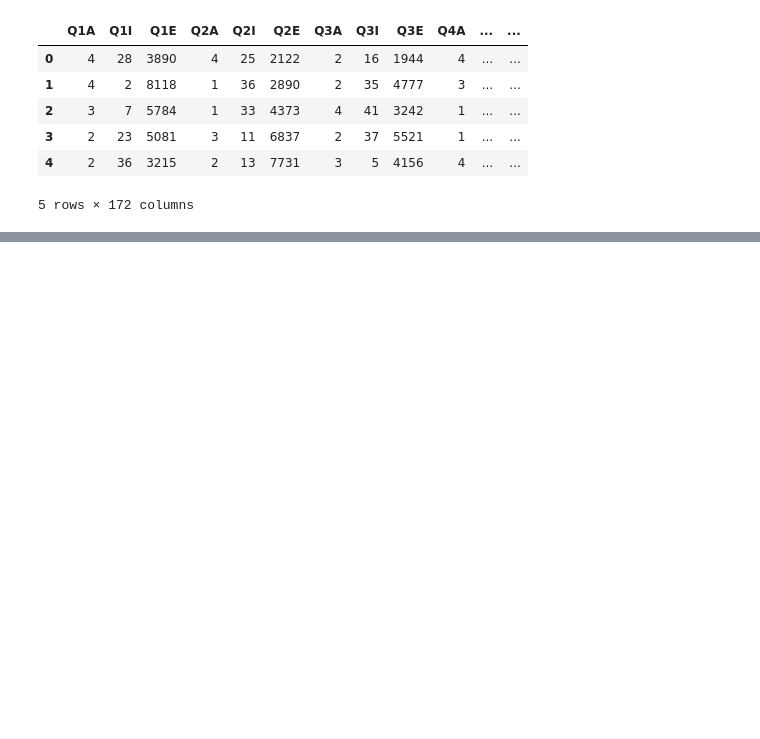
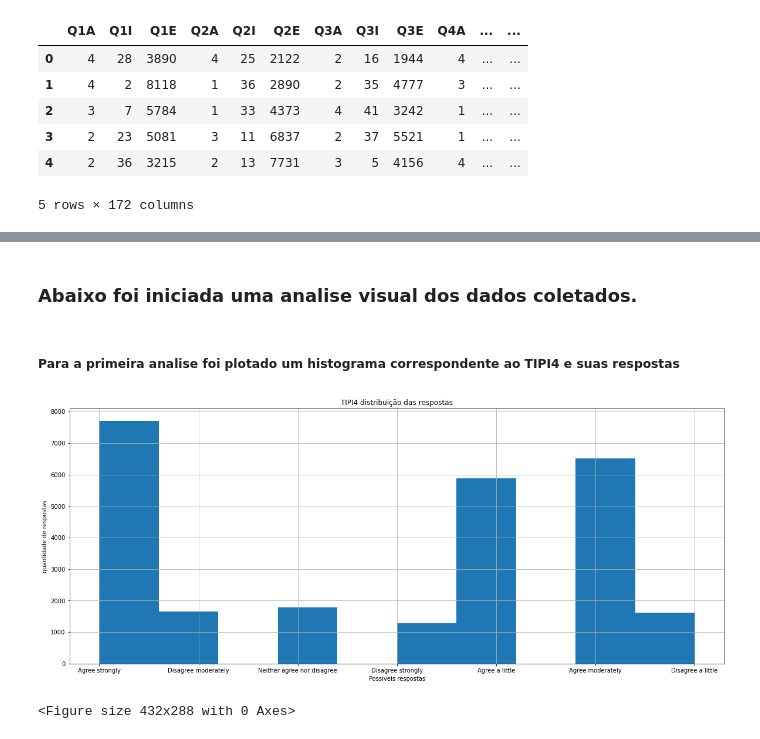
Before and after one commit to arieltl/proj2_cdados, a Jupyter notebook: projeto.ipynb, the cells around one changed output, grey strips where cells are left out. Saved outputs shown, nothing was run; the diff lists cells and outputs as text; code cells hidden in the pictures; blank space fills up the shorter version.

```diff
--- a/projeto.ipynb
+++ b/projeto.ipynb
@@ -13,0 +121,15 @@ data.head()
+# %%
+tipis_l = [f'TIPI{i+1}' for i in range(10)]
+q_l = [f'Q{i+1}A' for i in range(42)]
+
+f_data = raw_data.loc[(raw_data.VCL6 == 0) & (raw_data.VCL9 == 0) & (raw_data.VCL12==0) & (raw_data.uniquenetworklocation==1),raw_data.columns.isin(tipis_l+q_l)]
+
+for tipi in tipis_l:
+    f_data = f_data.loc[~(data[tipi]==0),:]
+# %%
+tipis_l = [f'TIPI{i+1}' for i in range(10)]
+
+for tipi in tipis_l:
+    f_data = f_data.loc[~(f_data[tipi]==0),:]
+
+f_data.head()
@@ -13,0 +146,22 @@ data.head()
+# %%
+data = f_data.copy()
+tipi_cat = {
+    1 : "Disagree strongly",
+    2 : "Disagree moderately",
+    3 : "Disagree a little",
+    4 : "Neither agree nor disagree",
+    5 : "Agree a little",
+    6 : "Agree moderately",
+    7 : "Agree strongly"
+}
+q_cat = {
+    1 : "Did not apply to me at all",
+    2 : "Applied to me to some degree, or some of the time",
+    3 : "Applied to me to a considerable degree, or a good part of the time",
+    4 : "Applied to me very much, or most of the time",
+}
+for col in data.columns:
+    if not col.startswith('Q'):
+        data[col] = data[col].apply(lambda x: tipi_cat[x])
+        continue
+    data[col] = data[col].apply(lambda x: q_cat[x])
@@ -13,0 +182,15 @@ data.head()
+# %% [markdown]
+### Abaixo foi iniciada uma analise visual dos dados coletados.
+# %% [markdown]
+##### Para a primeira analise foi plotado um histograma correspondente ao TIPI4 e suas respostas
+# %%
+plt.figure(figsize=(20,8))
+plt.title('TIPI4 distribuição das respostas')
+plt.xlabel('Possiveis respostas')
+plt.ylabel('quantidade de respostas')
+data.TIPI4.hist()
+plt.show()
+plt.savefig('graf1.png')
+# %% [output]
+[figure, added]
+<Figure size 432x288 with 0 Axes>
```
Also changed, not shown: parts of 25 cells of this notebook.
